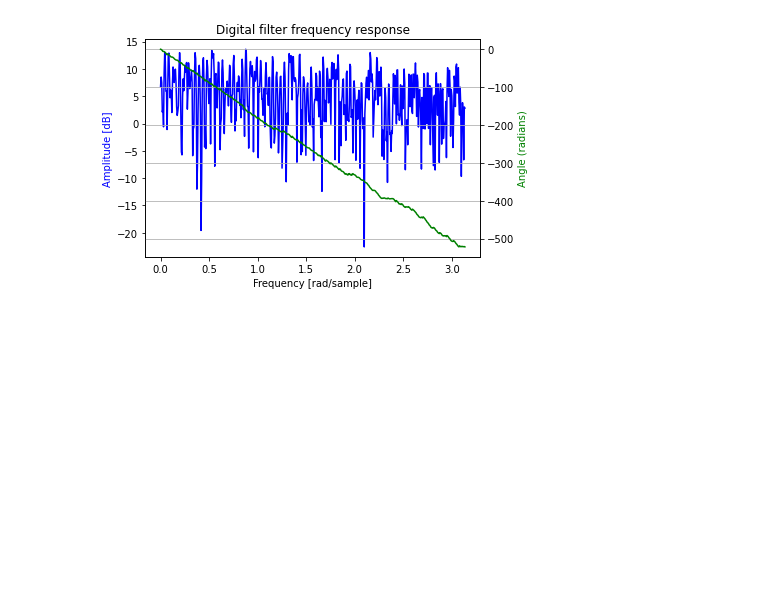
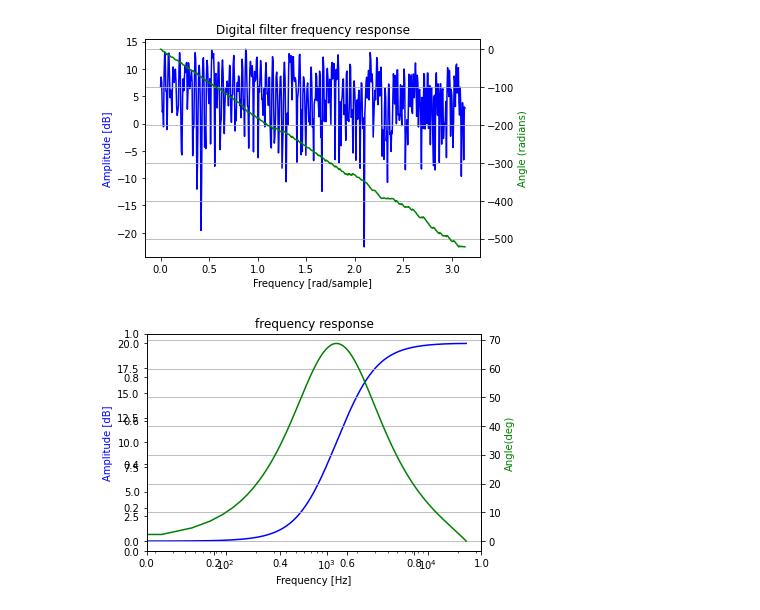
Before and after one commit to int0thewind/Audio-Plugin, a Jupyter notebook: prototype/vnf.ipynb, the cells around one changed output. Saved outputs shown, nothing was run; the diff lists cells and outputs as text; code cells hidden in the pictures; blank space fills up the shorter version.

Commit message:
working on shelf

```diff
--- a/prototype/vnf.ipynb
+++ b/prototype/vnf.ipynb
@@ -128,0 +277,80 @@ plot_freqz(*signal.freqz(vn1))
+# %%
+import matplotlib.pyplot as plt
+import numpy as np
+from scipy import signal
+
+
+class Class_IIR_highShelving1(object):
+    def __init__(self, fc=2500, gain=2.0, slope=1.0, sampling_rate=48000):
+        # design iir high Shelving filter
+        # initalize
+        self.fc= fc # midpoint frequecny by unit is [Hz]
+        self.sr= sampling_rate # sampling frequecny by unit is [Hz]
+        self.gain= gain # amplification factor (magnification).   This must be > 0.0
+        self.gain= np.sqrt(self.gain)
+        self.slope= slope # shelf slope (S=1 for steepest slope)
+        self.b, self.a= self.set_highshelving()
+        #print ('self.b,self.a', self.b, self.a)
+
+    def filtering(self, xin):
+    	# process filtering, using scipy
+    	# input xin
+    	# output filtered xin
+        return signal.lfilter(self.b, self.a, xin)
+
+    def f_show(self, worN=1024):
+        # draw frequency response, using scipy
+        wlist, fres = signal.freqz(self.b, self.a, worN=worN)
+
+        fig = plt.figure()
+        ax1 = fig.add_subplot(111)
+        flist = wlist / ((2.0 * np.pi) / self.sr)
+        plt.title('frequency response')
+        ax1 = fig.add_subplot(111)
+
+        plt.semilogx(flist, 20 * np.log10(abs(fres)), 'b')  # plt.plot(flist, 20 * np.log10(abs(fres)), 'b')
+
+        plt.ylabel('Amplitude [dB]', color='b')
+        plt.xlabel('Frequency [Hz]')
+
+        ax2 = ax1.twinx()
+        angles = np.unwrap(np.angle(fres))
+        angles = angles / ((2.0 * np.pi) / 360.0)
+        plt.semilogx(flist, angles, 'g')  # plt.plot(flist, angles, 'g')
+        plt.ylabel('Angle(deg)', color='g')
+        plt.grid()
+        plt.axis('tight')
+        plt.show()
+
+    def set_highshelving(self,):
+
+        omega= (self.fc / self.sr) * np.pi * 2.0
+        sn= np.sin(omega)
+        cs= np.cos(omega)
+        alpha = sn / 2.0 * np.sqrt((self.gain + 1.0/self.gain) * (1.0/self.slope - 1.0) + 2.0)
+
+        b=np.zeros(3) # umerator(bunsi)
+        a=np.zeros(3) # denominator(bunbo)
+
+        a[0]= ((self.gain + 1.0 ) - (self.gain - 1.0) * cs + 2.0 * np.sqrt(self.gain) * alpha)
+        a[1]= 2.0 * (( self.gain - 1.0) - ( self.gain + 1.0) * cs)
+        a[2]= ((self.gain + 1.0) - (self.gain - 1.0 ) * cs - 2.0 * np.sqrt( self.gain) * alpha )
+
+        b[0]= self.gain * ((self.gain +1.0 ) + (self.gain - 1.0) * cs + 2.0 * np.sqrt(self.gain) * alpha )
+        b[1]= -2.0 * self.gain * ((self.gain - 1.0) + (self.gain + 1.0 ) * cs)
+        b[2]= self.gain * ((self.gain + 1.0) + (self.gain - 1.0) * cs - 2.0 * np.sqrt(self.gain) * alpha)
+
+        b /= a[0]
+        a /= a[0]
+
+        return b, a
+
+
+if __name__ == '__main__':
+
+    # high shelf filter sample
+    iir_LS1=Class_IIR_highShelving1( fc=1250, gain=10.0, slope=0.75, sampling_rate=48000)
+    # draw frequency response
+    iir_LS1.f_show()
+# %% [output]
+[figure, added]
```
Also changed, not shown: parts of 5 cells of this notebook.
